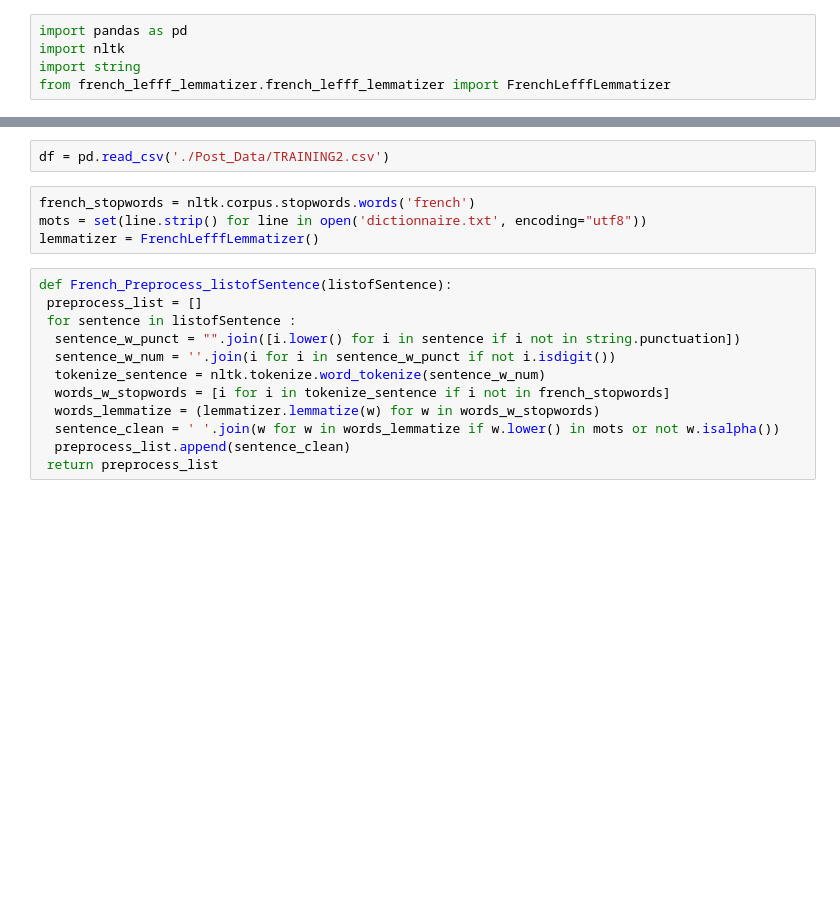
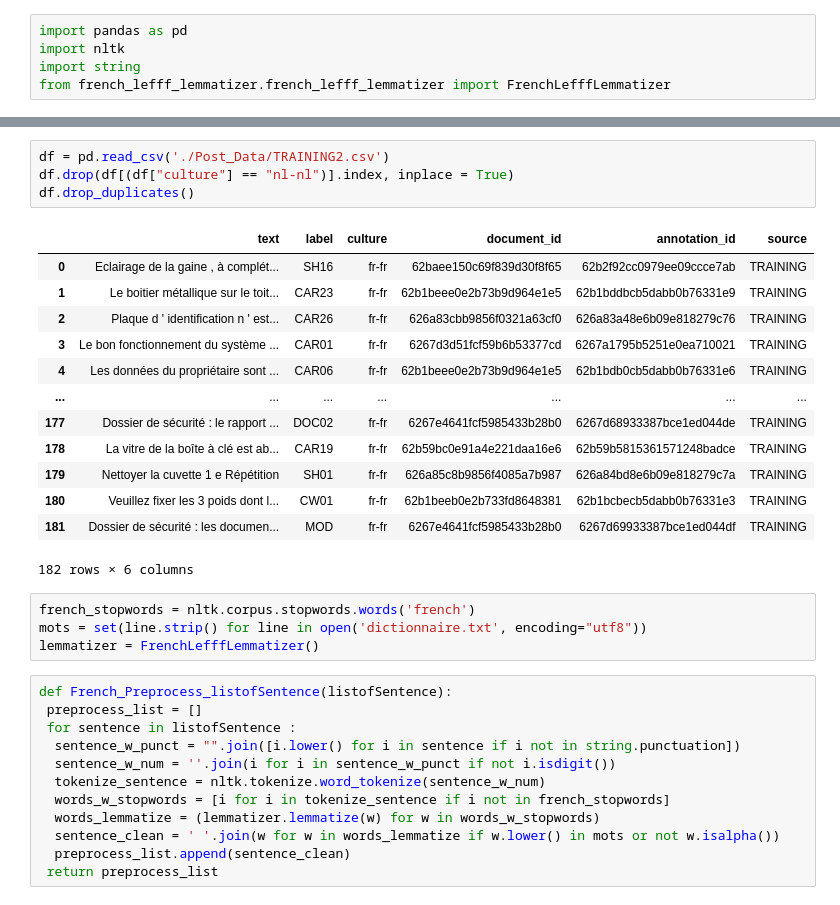
Before and after one commit to JorgVervaet/NLP-Project, a Jupyter notebook: Preprocess.ipynb, the cells around one changed output, grey strips where cells are left out. Cells and saved outputs as stored; diff of their text form; blank space fills up the shorter version.

```diff
--- a/Preprocess.ipynb
+++ b/Preprocess.ipynb
@@ -10,5 +18,21 @@ nltk.download('stopwords')
 # %%
 df = pd.read_csv('./Post_Data/TRAINING2.csv')
+df.drop(df[(df["culture"] == "nl-nl")].index, inplace = True)
+df.drop_duplicates()
+# %% [output]
+|  | text | label | culture | document_id | annotation_id | source |
+| 0 | Eclairage de la gaine , à complét... | SH16 | fr-fr | 62baee150c69f839d30f8f65 | 62b2f92cc0979ee09ccce7ab | TRAINING |
+| 1 | Le boitier métallique sur le toit... | CAR23 | fr-fr | 62b1beee0e2b73b9d964e1e5 | 62b1bddbcb5dabb0b76331e9 | TRAINING |
+| 2 | Plaque d ' identification n ' est... | CAR26 | fr-fr | 626a83cbb9856f0321a63cf0 | 626a83a48e6b09e818279c76 | TRAINING |
+| 3 | Le bon fonctionnement du système ... | CAR01 | fr-fr | 6267d3d51fcf59b6b53377cd | 6267a1795b5251e0ea710021 | TRAINING |
+| 4 | Les données du propriétaire sont ... | CAR06 | fr-fr | 62b1beee0e2b73b9d964e1e5 | 62b1bdb0cb5dabb0b76331e6 | TRAINING |
+| ... | ... | ... | ... | ... | ... | ... |
+| 177 | Dossier de sécurité : le rapport ... | DOC02 | fr-fr | 6267e4641fcf5985433b28b0 | 6267d68933387bce1ed044de | TRAINING |
+| 178 | La vitre de la boîte à clé est ab... | CAR19 | fr-fr | 62b59bc0e91a4e221daa16e6 | 62b59b5815361571248badce | TRAINING |
+| 179 | Nettoyer la cuvette 1 e Répétition | SH01 | fr-fr | 626a85c8b9856f4085a7b987 | 626a84bd8e6b09e818279c7a | TRAINING |
+| 180 | Veuillez fixer les 3 poids dont l... | CW01 | fr-fr | 62b1beeb0e2b733fd8648381 | 62b1bcbecb5dabb0b76331e3 | TRAINING |
+| 181 | Dossier de sécurité : les documen... | MOD | fr-fr | 6267e4641fcf5985433b28b0 | 6267d69933387bce1ed044df | TRAINING |
+182 rows × 6 columns
 # %%
 french_stopwords = nltk.corpus.stopwords.words('french')
 mots = set(line.strip() for line in open('dictionnaire.txt', encoding="utf8"))
```
Also changed, not shown: parts of 2 cells of this notebook, 5 other files.
